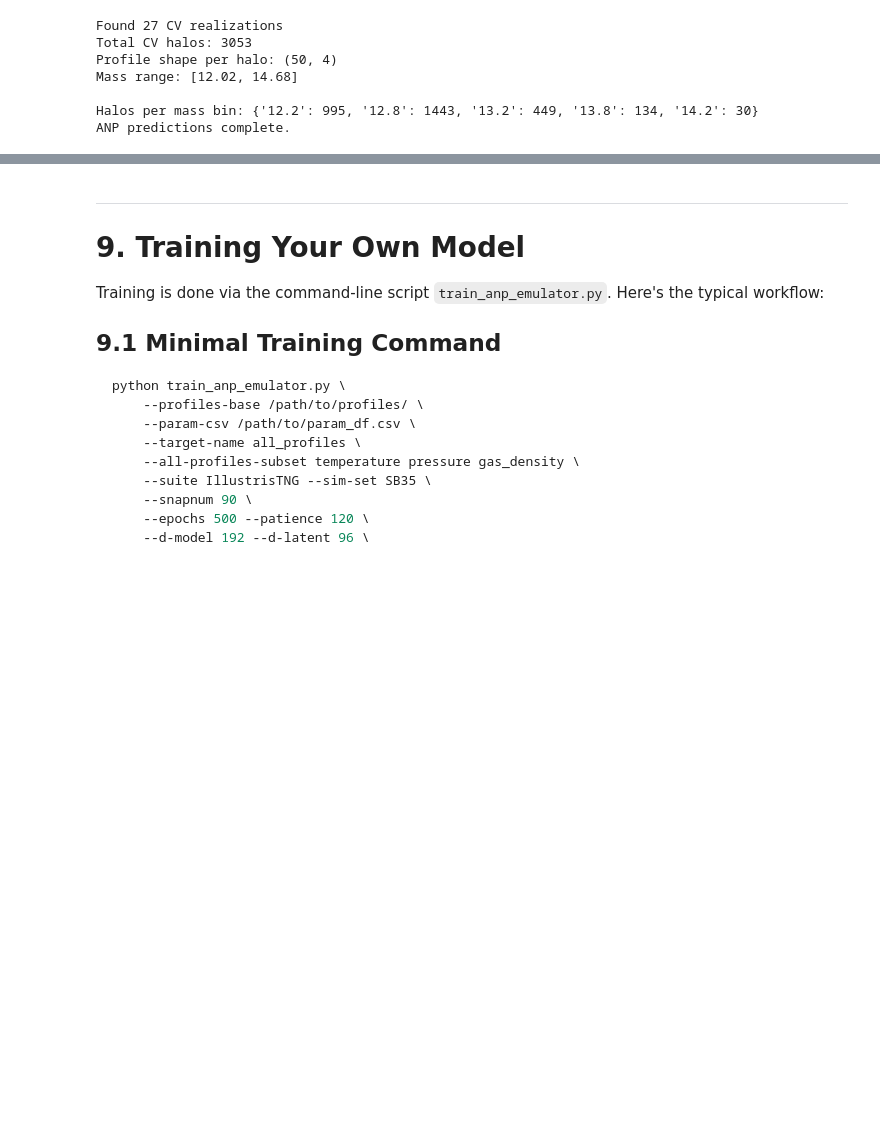
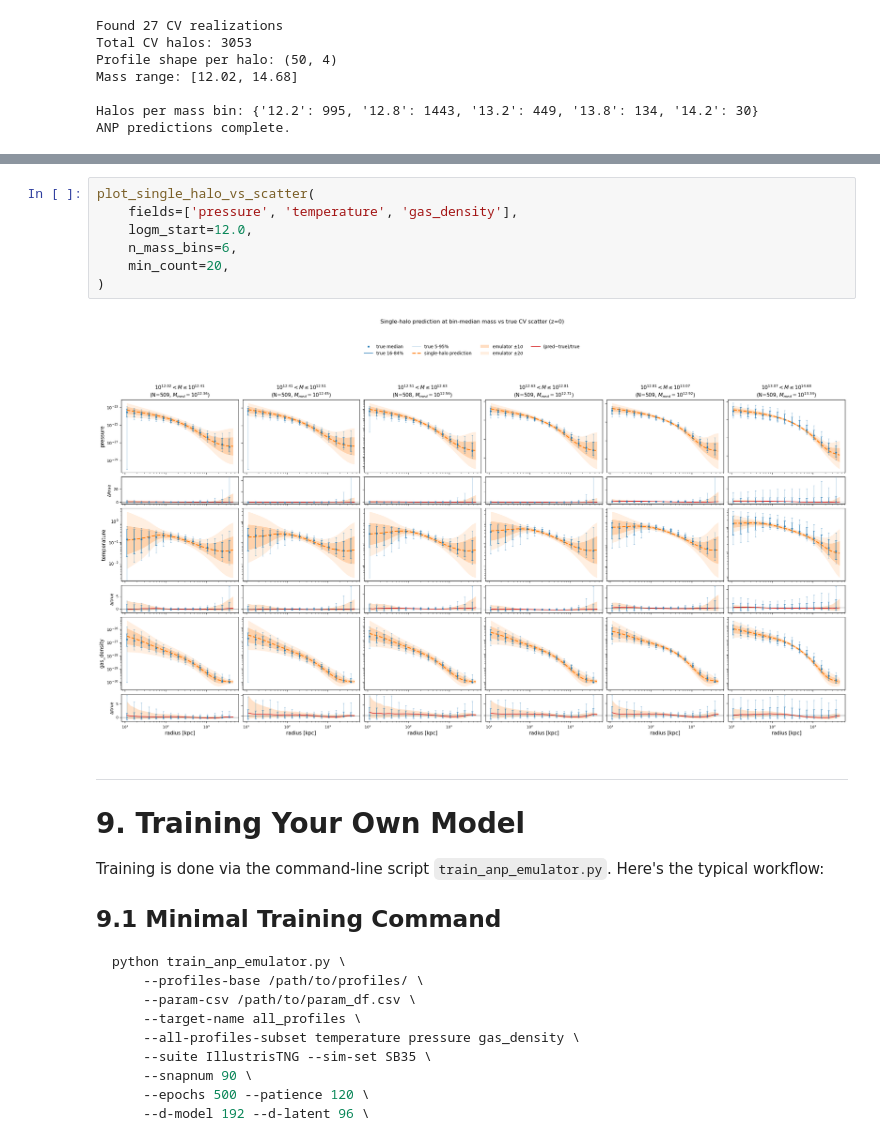
Before and after one commit to Maxelee/cosmoANP, a Jupyter notebook: notebooks/anp_emulator_tutorial.ipynb, the cells around one changed output, grey strips where cells are left out. Drawn from its saved outputs; the diff is of its cells as text; blank space fills up the shorter version.

```diff
--- a/notebooks/anp_emulator_tutorial.ipynb
+++ b/notebooks/anp_emulator_tutorial.ipynb
@@ -1836,3 +2268,12 @@ logM=14.2            1.07            1.37            0.85            1.47
+# %%
+plot_single_halo_vs_scatter(
+    fields=['pressure', 'temperature', 'gas_density'],
+    logm_start=12.0,
+    n_mass_bins=6,
+    min_count=20,
+)
+# %% [output]
+[figure, added]
 # %% [markdown]
 ---
 # 9. Training Your Own Model
```
Also changed, not shown: parts of 10 cells of this notebook.
